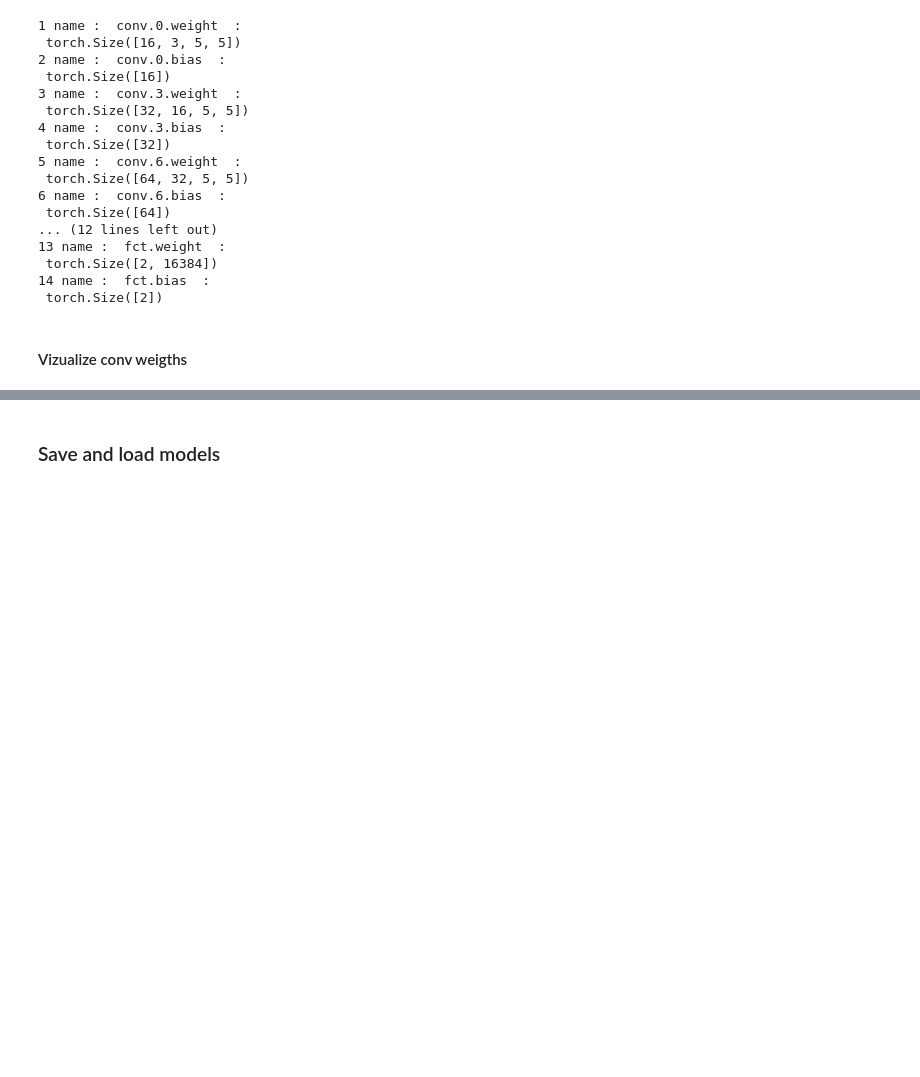
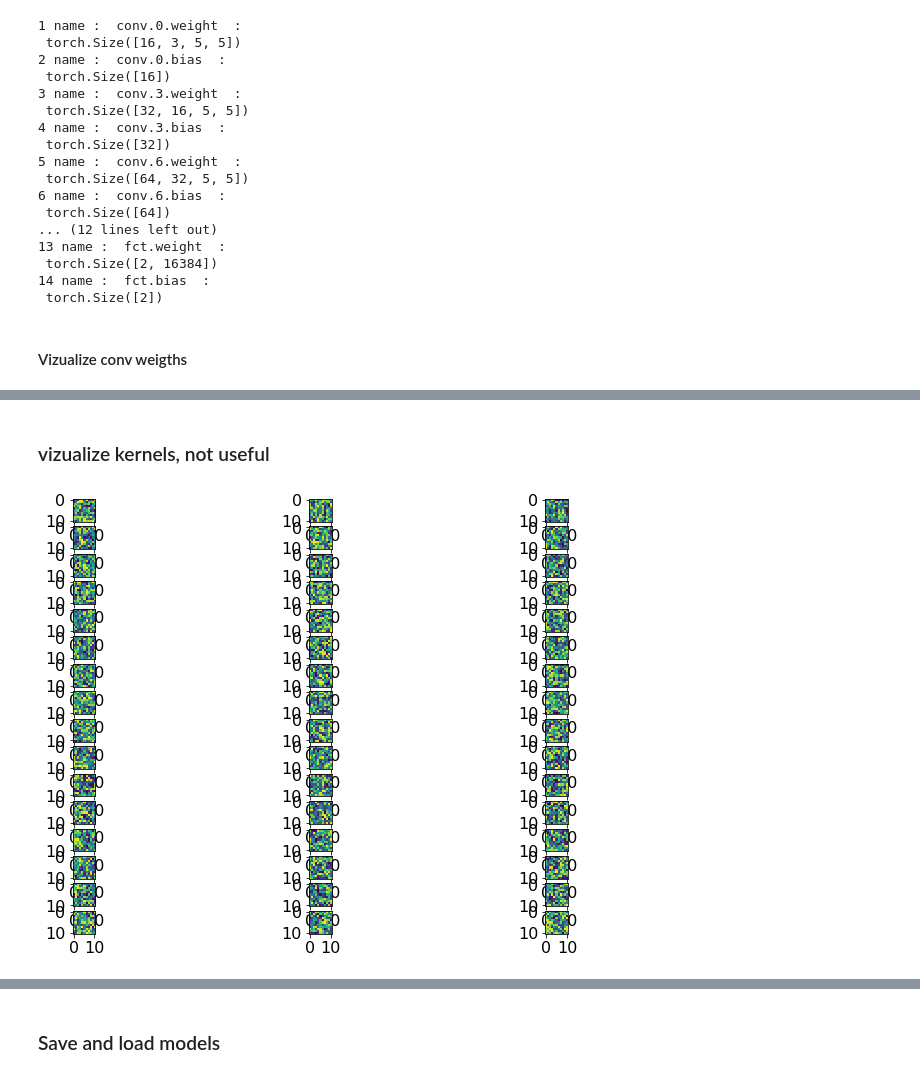
Before and after one commit to HugoCote/Assignment-1-Part-3, a Jupyter notebook: dev1num3.ipynb, the cells around one changed output, grey strips where cells are left out. Saved outputs shown, nothing was run; the diff lists cells and outputs as text; code cells hidden in the pictures; blank space fills up the shorter version.

```diff
--- a/dev1num3.ipynb
+++ b/dev1num3.ipynb
@@ -1003,3 +1035,16 @@ for i,(name,layer) in enumerate(cudanet.named_parameters(),1) :
+# %% [markdown]
+### vizualize kernels, not useful
+# %%
+
+for i,(name, kernels) in enumerate(net.named_parameters()) :
+    if i == 0 :
+        kernels = kernels.detach()
+        fig, axarr = plt.subplots(kernels.size(0),kernels.size(1))
+        for idx in range(kernels.size(0)):
+            for j in range(kernels.size(1)):
+                axarr[idx,j].imshow(kernels[idx,j,:,:].squeeze())
+# %% [output]
+[figure, added]
 # %%
 for layer, weight in cudanet.state_dict().items() :
     if layer.startswith("conv") and layer.endswith("weight") :
```
Also changed, not shown: parts of 17 cells of this notebook, 2 other files.
